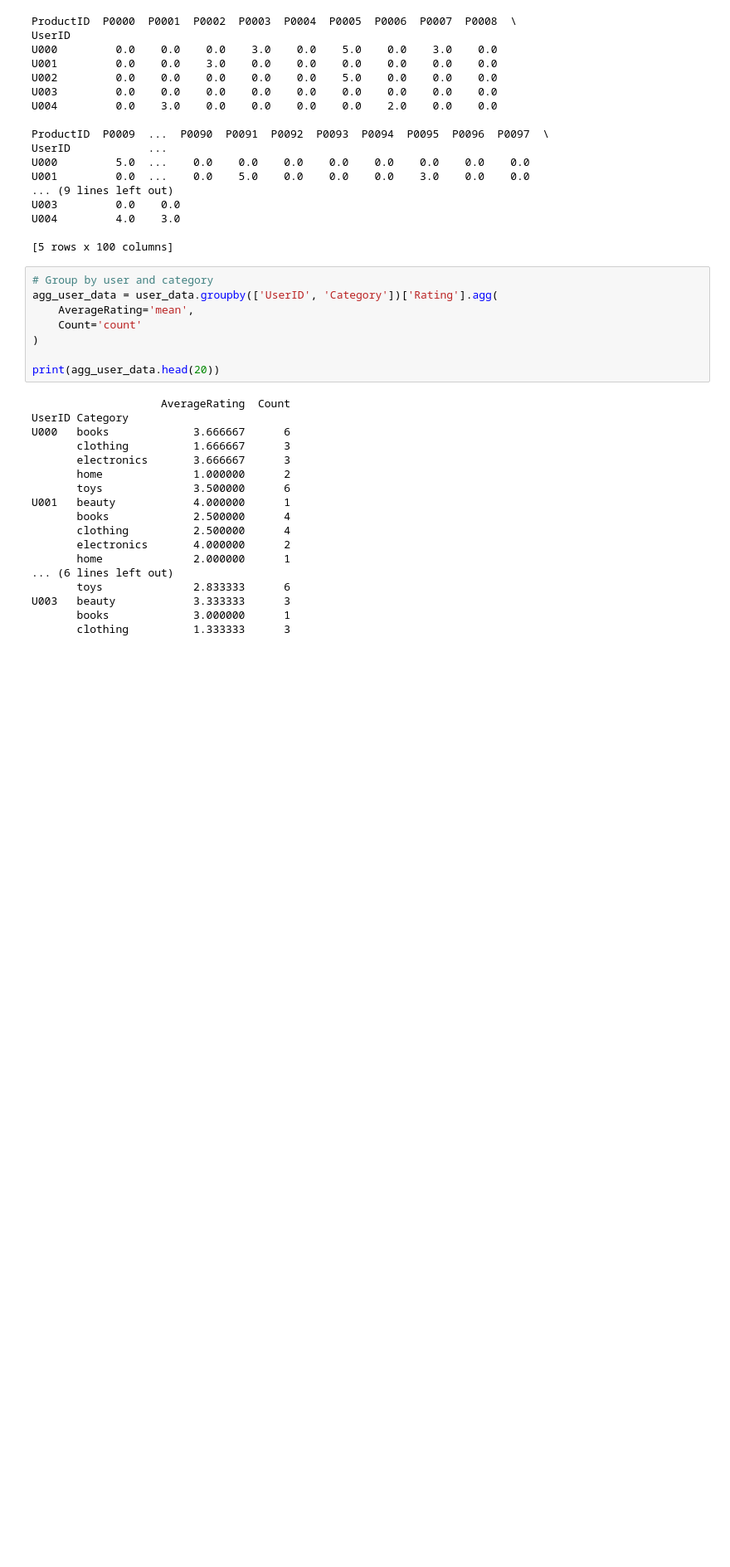
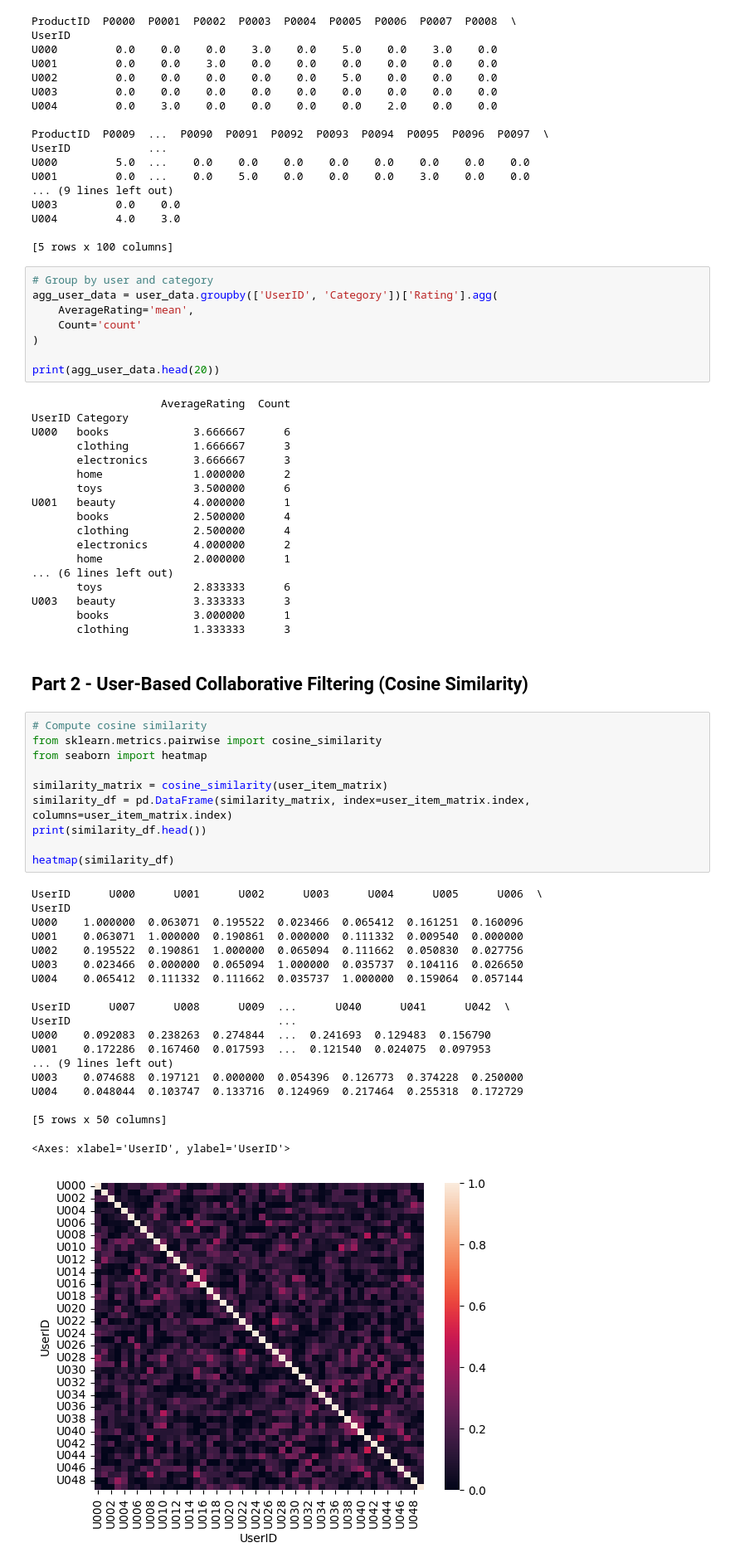
Before and after one commit to MassPaol/SOEN-471-Assignment2, a Jupyter notebook: assignment2_notebook.ipynb, the cells around one changed output. Shown at 83% size. Drawn from its saved outputs; the diff is of its cells as text; blank space fills up the shorter version.

Commit message:
Started working on part 2

```diff
--- a/assignment2_notebook.ipynb
+++ b/assignment2_notebook.ipynb
@@ -143,3 +143,35 @@ U001   beauty            4.000000      1
 U003   beauty            3.333333      3
        books             3.000000      1
        clothing          1.333333      3
+# %% [markdown]
+## Part 2 - User-Based Collaborative Filtering (Cosine Similarity)
+# %%
+# Compute cosine similarity
+from sklearn.metrics.pairwise import cosine_similarity
+from seaborn import heatmap
+
+similarity_matrix = cosine_similarity(user_item_matrix)
+similarity_df = pd.DataFrame(similarity_matrix, index=user_item_matrix.index, columns=user_item_matrix.index)
+print(similarity_df.head())
+
+heatmap(similarity_df)
+# %% [output]
+UserID      U000      U001      U002      U003      U004      U005      U006  \
+UserID
+U000    1.000000  0.063071  0.195522  0.023466  0.065412  0.161251  0.160096
+U001    0.063071  1.000000  0.190861  0.000000  0.111332  0.009540  0.000000
+U002    0.195522  0.190861  1.000000  0.065094  0.111662  0.050830  0.027756
+U003    0.023466  0.000000  0.065094  1.000000  0.035737  0.104116  0.026650
+U004    0.065412  0.111332  0.111662  0.035737  1.000000  0.159064  0.057144
+
+UserID      U007      U008      U009  ...      U040      U041      U042  \
+UserID                                ...
+U000    0.092083  0.238263  0.274844  ...  0.241693  0.129483  0.156790
+U001    0.172286  0.167460  0.017593  ...  0.121540  0.024075  0.097953
+... (9 lines left out)
+U003    0.074688  0.197121  0.000000  0.054396  0.126773  0.374228  0.250000
+U004    0.048044  0.103747  0.133716  0.124969  0.217464  0.255318  0.172729
+
+[5 rows x 50 columns]
+<Axes: xlabel='UserID', ylabel='UserID'>
+[figure, added]
```
Also changed, not shown: parts of 3 cells of this notebook.
